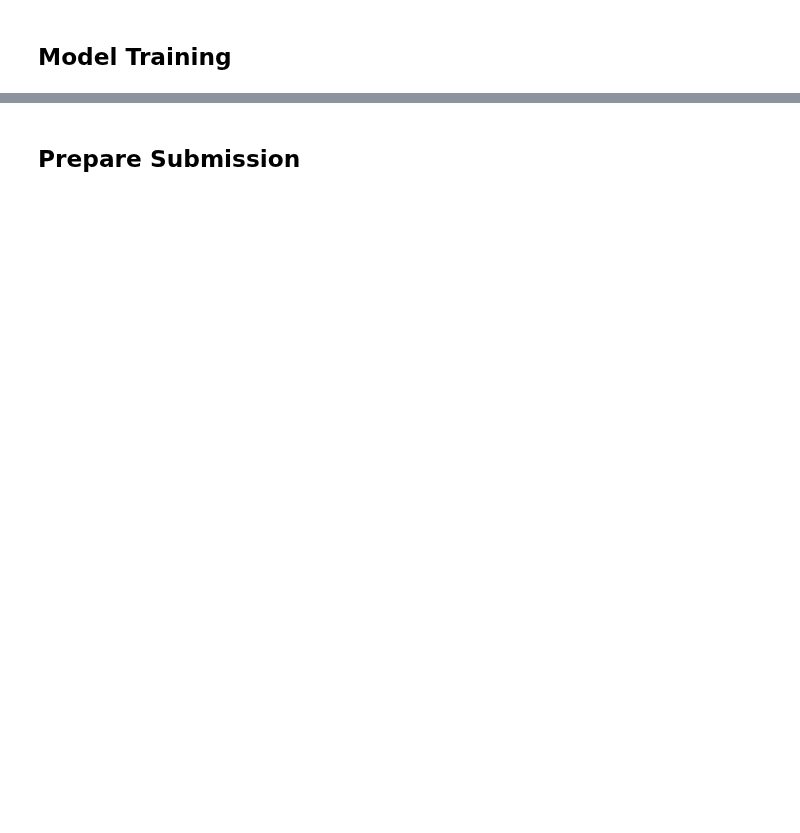
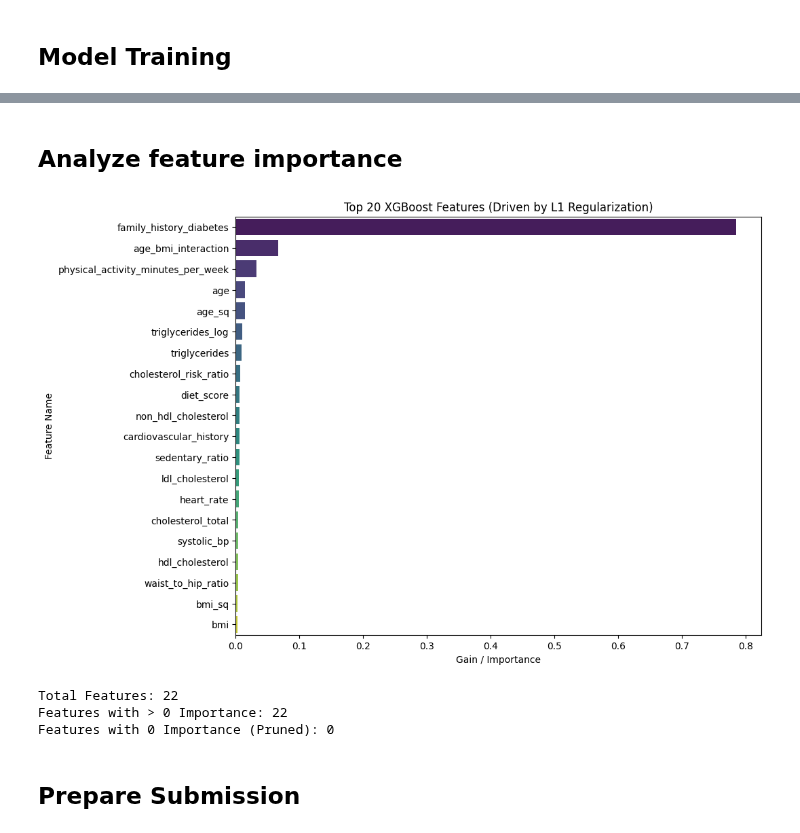
Before and after one commit to SteveTarter/kaggle-playground-series, a Jupyter notebook: 2025/s5e12/ps-s5e12-xgboost.ipynb, the cells around one changed output, grey strips where cells are left out. Saved outputs shown, nothing was run; the diff lists cells and outputs as text; code cells hidden in the pictures; blank space fills up the shorter version.

```diff
--- a/2025/s5e12/ps-s5e12-xgboost.ipynb
+++ b/2025/s5e12/ps-s5e12-xgboost.ipynb
@@ -93,7 +96,8 @@ def running_in_kaggle() -> bool:
 seed = configure_notebook(max_columns = None, max_rows = None)
 
 TARGET = 'diagnosed_diabetes'
-USE_GPU = False
+USE_GPU = True
+PERFORM_OPTUNA_TUNING = True
 # %% [markdown]
 ## Read and Examine the Training Dataset
 # %%
@@ -144,0 +151,12 @@ print(test_df.head(5))
+# %%
+# Define which strategies to use for the XGBoost model here:
+fe_strategies = [
+    'drop_id',
+    'ordinal_encoding',
+    'medical_metrics',
+    'interactions',
+    'ratios',
+    'log',
+    'polynomials',
+    'one_hot_encoding'
+]
@@ -231,3 +499,39 @@ Overall OOF AUC: 0.72563
+# %% [markdown]
+## Analyze feature importance
+# %%
+# Extract Importances
+# 'model' is the trained XGBoost classifier from the last fold of your loop
+importance = model.feature_importances_
+feature_names = X_rfe.columns
+
+# Create a DataFrame & Sort
+fi_df = pd.DataFrame({
+    'Feature': feature_names,
+    'Importance': importance
+}).sort_values(by='Importance', ascending=False)
+
+# Plot Top 20 Features
+plt.figure(figsize=(10, 8))
+sns.barplot(x='Importance', y='Feature', data=fi_df.head(20), palette='viridis')
+plt.title('Top 20 XGBoost Features (Driven by L1 Regularization)')
+plt.xlabel('Gain / Importance')
+plt.ylabel('Feature Name')
+plt.show()
+
+# Analyze "Dead" Features
+zero_imp_features = fi_df[fi_df['Importance'] == 0]
+print(f"Total Features: {len(fi_df)}")
+print(f"Features with > 0 Importance: {len(fi_df) - len(zero_imp_features)}")
+print(f"Features with 0 Importance (Pruned): {len(zero_imp_features)}")
+
+if len(zero_imp_features) > 0:
+    print("\nExamples of Pruned Features:")
+    print(zero_imp_features['Feature'].head(10).tolist())
+# %% [output]
+[figure, added]
+Total Features: 22
+Features with > 0 Importance: 22
+Features with 0 Importance (Pruned): 0
 # %% [markdown]
 ## Prepare Submission
 # %%
```
Also changed, not shown: parts of 10 cells of this notebook, 4 other files.
